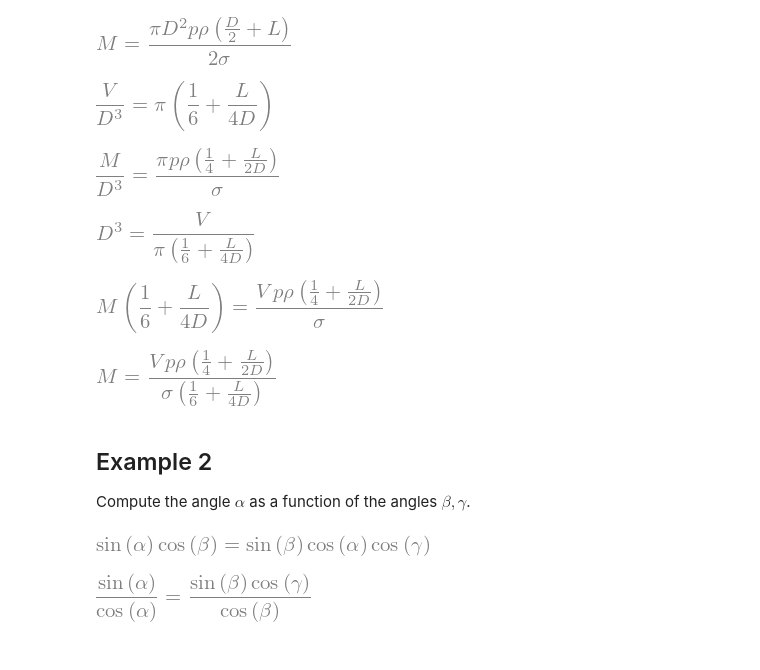
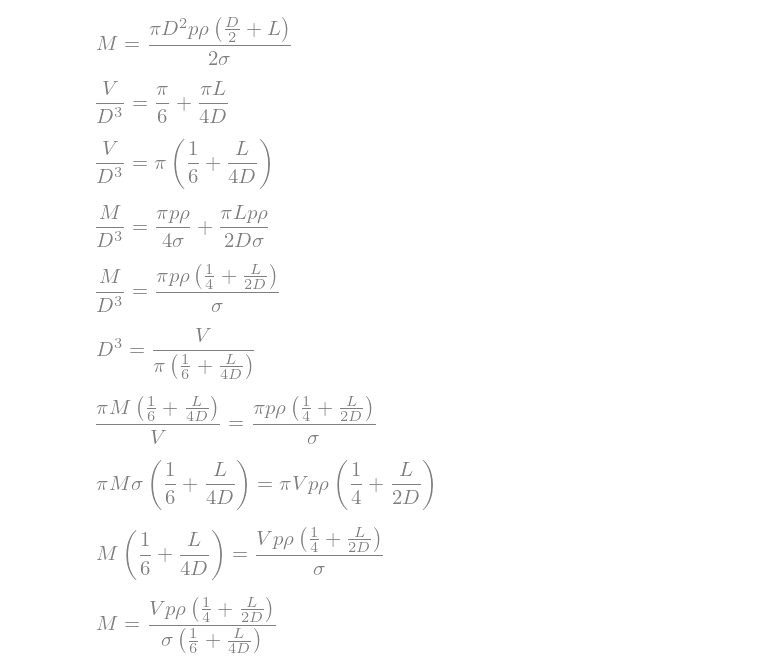
Before and after one commit to Davide-sd/sympy-equation, a Jupyter notebook: doc/source/tutorials/tut-0-overview.ipynb, the cells around one changed output. Saved outputs shown, nothing was run; the diff lists cells and outputs as text; code cells hidden in the pictures.

```diff
--- a/doc/source/tutorials/tut-0-overview.ipynb
+++ b/doc/source/tutorials/tut-0-overview.ipynb
@@ -414,4 +417,9 @@ display(Veq, Meq)
 # %% [output]
 [figure]
 [figure]
+# %%
+Veq = (Veq / D**3).expand()
+Veq
+# %% [output]
+[figure, added]
 # %%
@@ -420,10 +428,15 @@ Veq
 # %% [output]
 [figure]
 # %%
-Meq = (Meq / D**3).expand().collect(pi * rho * p / sigma)
+Meq = (Meq / D**3).expand()
 Meq
 # %% [output]
-[figure, old version]
+[figure, new version]
+# %%
+Meq = Meq.collect(pi * rho * p / sigma)
+Meq
+# %% [output]
+[figure, added]
 # %%
 # isolate D**3
 Veq = 1 / Veq * V
@@ -431,27 +444,22 @@ Veq
 # %% [output]
 [figure]
 # %%
-eq = Meq.subs(Veq).cross_multiply() / (pi * sigma)
+eq = Meq.subs(Veq)
 eq
 # %% [output]
-[figure, old version]
+[figure, new version]
+# %%
+eq = eq.cross_multiply()
+eq
+# %% [output]
+[figure, added]
+# %%
+eq = eq / (pi * sigma)
+eq
+# %% [output]
+[figure, added]
 # %%
 res = eq / eq.lhs * M
 res
 # %% [output]
 [figure]
-# %% [markdown]
-## Example 2
-
-Compute the angle $\alpha$ as a function of the angles $\beta, \gamma$.
-# %%
-a, b, g = symbols("alpha beta gamma")
-e = Eqn(sin(a) * cos(b), cos(a) * sin(b) * cos(g))
-e
-# %% [output]
-[figure, removed]
-# %%
-e = e / cos(a) / cos(b)
-e
-# %% [output]
-[figure, removed]
```
Also changed, not shown: parts of 11 cells of this notebook.
